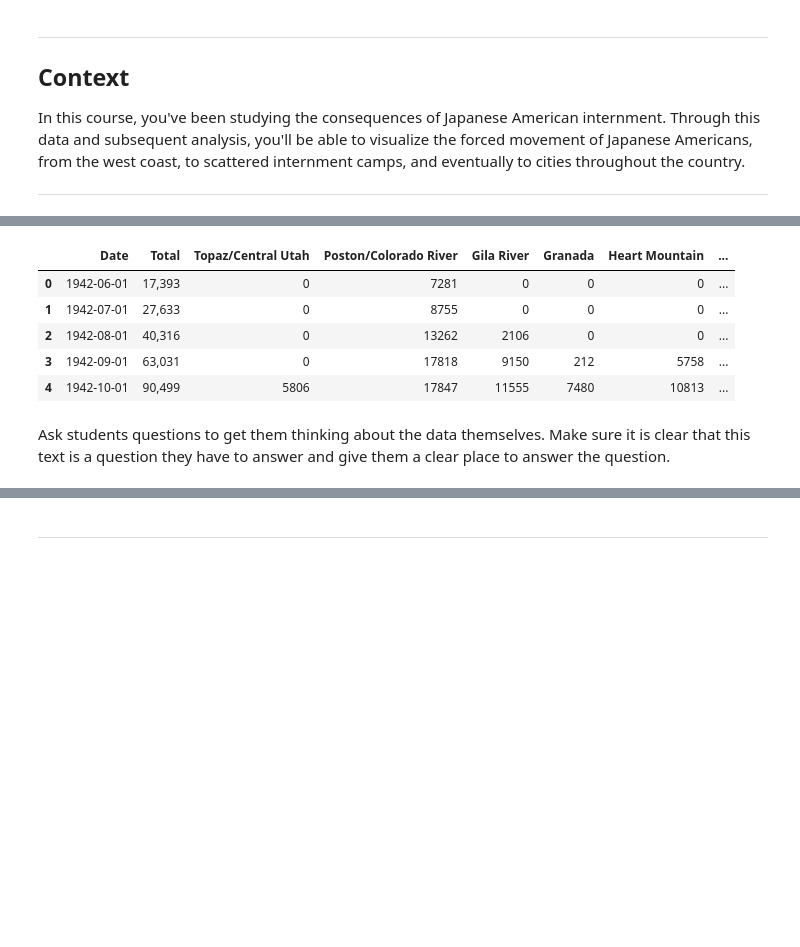
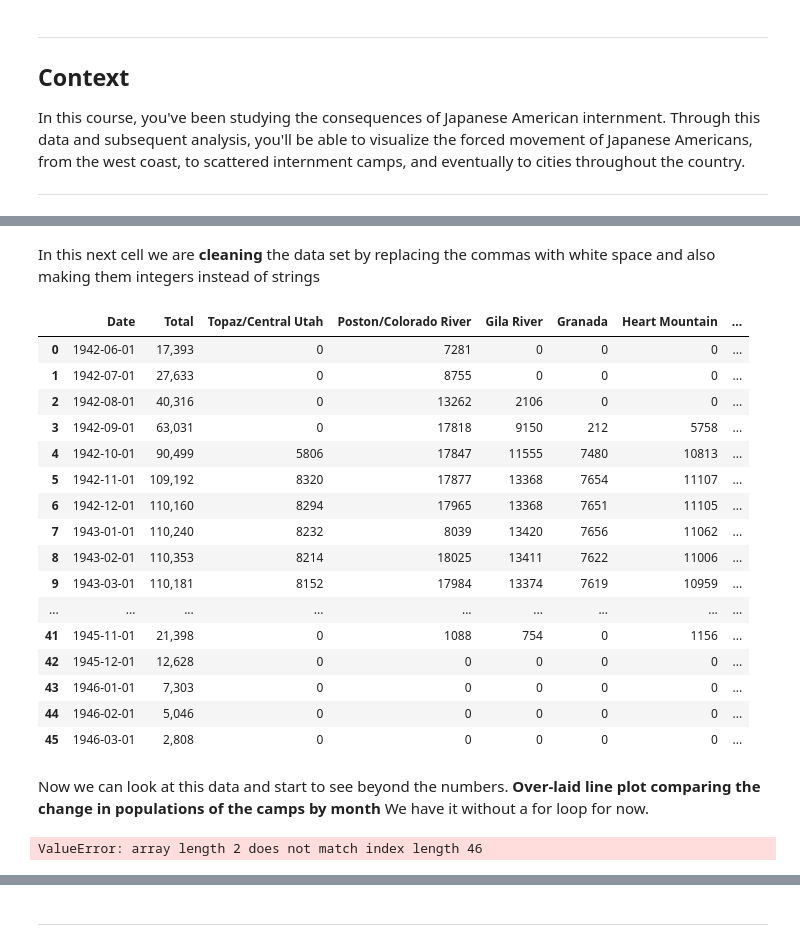
Before and after one commit to ds-modules/colwrit-r4b, a Jupyter notebook: Japanese-Internment-notebook.ipynb, the cells around one changed output, grey strips where cells are left out. Saved outputs shown, nothing was run; the diff lists cells and outputs as text; code cells hidden in the pictures; blank space fills up the shorter version.

```diff
--- a/Japanese-Internment-notebook.ipynb
+++ b/Japanese-Internment-notebook.ipynb
@@ -81,3 +131,5 @@ Intro to section 1 here.
+# %% [markdown]
+In this next cell we are **cleaning** the data set by replacing the commas with white space and also making them integers instead of strings
 # %%
 #Camp Populations by month
 #We can see when camps closed/opened based on where the zeros start
@@ -88,33 +140,51 @@ pop_by_month = pd.read_csv("CampPopulationsByMonth.csv", error_bad_lines = False
 pop_by_month['Date']= pd.to_datetime(pop_by_month['Date'])
 
 pop_by_month["Topaz/Central Utah"] = pop_by_month["Topaz/Central Utah"].str.replace(',', '')
 pop_by_month['Topaz/Central Utah'] = pop_by_month['Topaz/Central Utah'].astype(int)
 pop_by_month["Poston/Colorado River"] = pop_by_month["Poston/Colorado River"].str.replace(',', '')
 pop_by_month['Poston/Colorado River'] = pop_by_month['Poston/Colorado River'].astype(int)
 pop_by_month["Gila River"] = pop_by_month["Gila River"].str.replace(',', '')
 pop_by_month['Gila River'] = pop_by_month['Gila River'].astype(int)
 pop_by_month["Granada"] = pop_by_month["Granada"].str.replace(',', '')
 pop_by_month['Granada'] = pop_by_month['Granada'].astype(int)
 pop_by_month["Heart Mountain"] = pop_by_month["Heart Mountain"].str.replace(',', '')
 pop_by_month['Heart Mountain'] = pop_by_month['Heart Mountain'].astype(int)
 pop_by_month["Jerome"] = pop_by_month["Jerome"].str.replace(',', '')
 pop_by_month['Jerome'] = pop_by_month['Jerome'].astype(int)
 pop_by_month["Manzanar"] = pop_by_month["Manzanar"].str.replace(',', '')
 pop_by_month['Manzanar'] = pop_by_month['Manzanar'].astype(int)
 pop_by_month["Minidoka"] = pop_by_month["Minidoka"].str.replace(',', '')
 pop_by_month['Minidoka'] = pop_by_month['Minidoka'].astype(int)
 pop_by_month["Rohwer"] = pop_by_month["Rohwer"].str.replace(',', '')
 pop_by_month['Rohwer'] = pop_by_month['Rohwer'].astype(int)
 pop_by_month["Tule Lake"] = pop_by_month["Tule Lake"].str.replace(',', '')
 pop_by_month['Tule Lake'] = pop_by_month['Tule Lake'].astype(int)
 
-pop_by_month.head()
+pop_by_month
 # %% [output]
 |  | Date | Total | Topaz/Central Utah | Poston/Colorado River | Gila River | Granada | Heart Mountain | ... |
 | 0 | 1942-06-01 | 17,393 | 0 | 7281 | 0 | 0 | 0 | ... |
 | 1 | 1942-07-01 | 27,633 | 0 | 8755 | 0 | 0 | 0 | ... |
 | 2 | 1942-08-01 | 40,316 | 0 | 13262 | 2106 | 0 | 0 | ... |
 | 3 | 1942-09-01 | 63,031 | 0 | 17818 | 9150 | 212 | 5758 | ... |
 | 4 | 1942-10-01 | 90,499 | 5806 | 17847 | 11555 | 7480 | 10813 | ... |
+| 5 | 1942-11-01 | 109,192 | 8320 | 17877 | 13368 | 7654 | 11107 | ... |
+| 6 | 1942-12-01 | 110,160 | 8294 | 17965 | 13368 | 7651 | 11105 | ... |
+| 7 | 1943-01-01 | 110,240 | 8232 | 8039 | 13420 | 7656 | 11062 | ... |
+| 8 | 1943-02-01 | 110,353 | 8214 | 18025 | 13411 | 7622 | 11006 | ... |
+| 9 | 1943-03-01 | 110,181 | 8152 | 17984 | 13374 | 7619 | 10959 | ... |
+| ... | ... | ... | ... | ... | ... | ... | ... | ... |
+| 41 | 1945-11-01 | 21,398 | 0 | 1088 | 754 | 0 | 1156 | ... |
+| 42 | 1945-12-01 | 12,628 | 0 | 0 | 0 | 0 | 0 | ... |
+| 43 | 1946-01-01 | 7,303 | 0 | 0 | 0 | 0 | 0 | ... |
+| 44 | 1946-02-01 | 5,046 | 0 | 0 | 0 | 0 | 0 | ... |
+| 45 | 1946-03-01 | 2,808 | 0 | 0 | 0 | 0 | 0 | ... |
-# %% [markdown]
-Ask students questions to get them thinking about the data themselves. Make sure it is clear that this text is a question they have to answer and give them a clear place to answer the question.
+# %% [markdown]
+Now we can look at this data and start to see beyond the numbers. **Over-laid line plot comparing the change in populations of the camps by month** We have it without a for loop for now.
+# %%
+for col in enumerate(pop_by_month.columns):
+    sns.lineplot(x="Date", y = col, data = pop_by_month)
+
+#come back to this
+# %% [output]
+ValueError: array length 2 does not match index length 46
```
Also changed, not shown: parts of 31 cells of this notebook.
